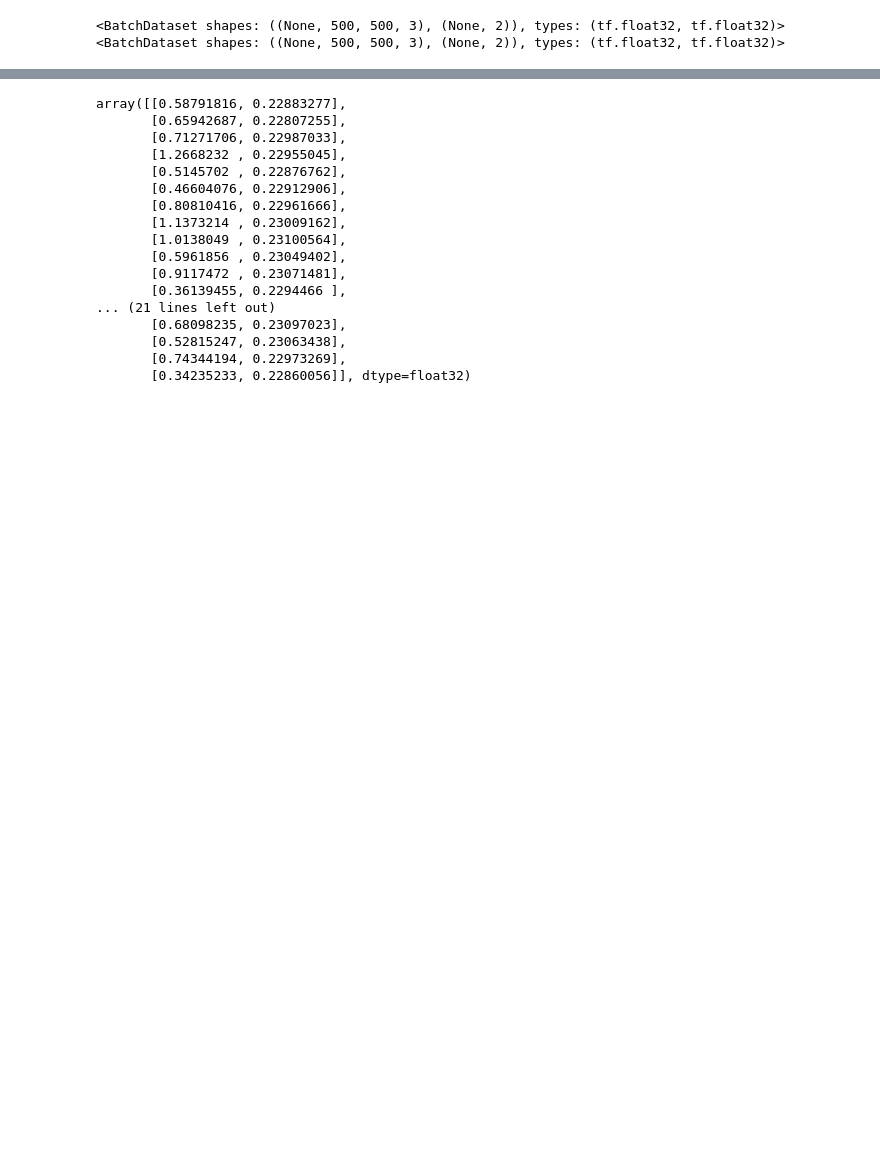
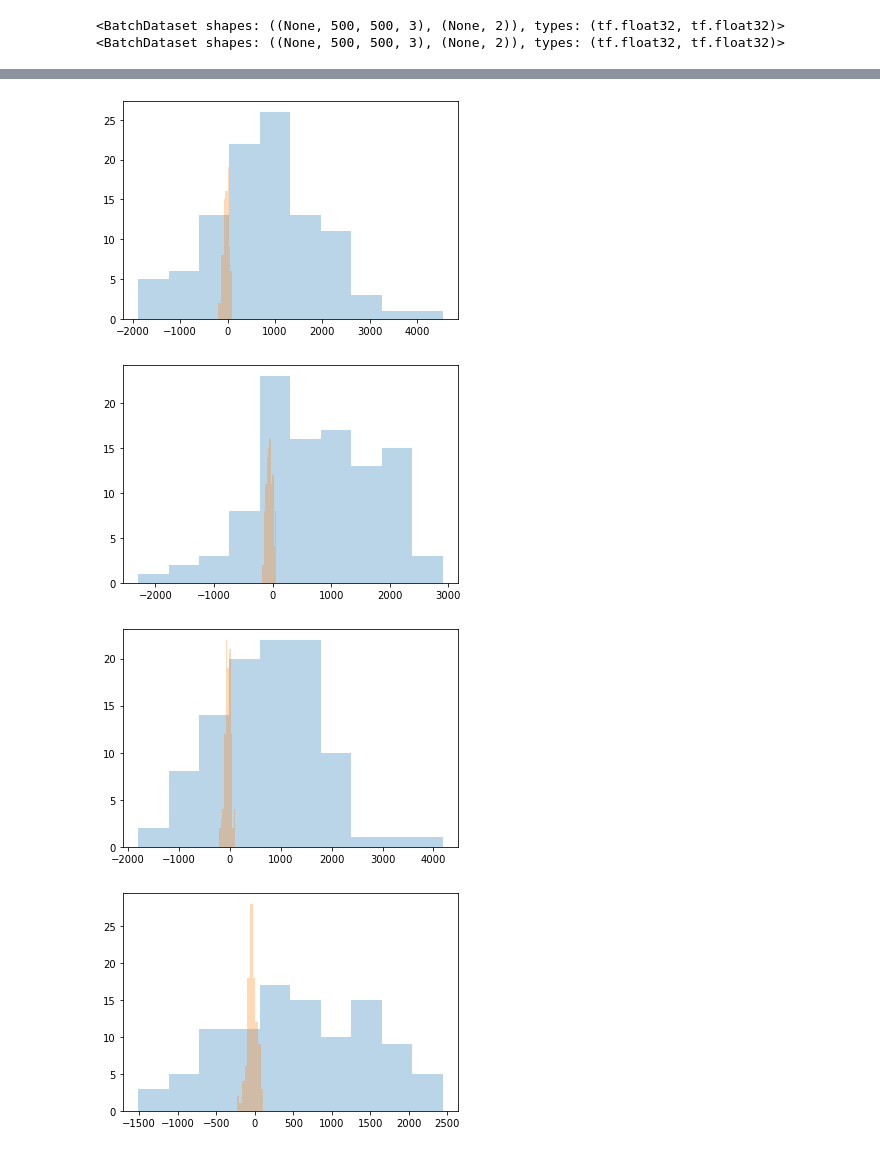
Before and after one commit to andreuva/DNN, a Jupyter notebook: play_data.ipynb, the cells around one changed output, grey strips where cells are left out. Saved outputs shown, nothing was run; the diff lists cells and outputs as text; code cells hidden in the pictures; blank space fills up the shorter version.

```diff
--- a/play_data.ipynb
+++ b/play_data.ipynb
@@ -173,12 +182,12 @@ ds_size = len(data_dict['y_angle'])
 input_ds = (
     tf.data.Dataset.from_tensor_slices((data_dict['x_nodust'].astype(np.float32), data_dict['y_angle'].astype(np.float32)))
                     # Use seed to ensure we always have the same validation data set!
-                   .shuffle(ds_size, seed = 123, reshuffle_each_iteration = False)
+                   .shuffle(ds_size, seed = rand_seed, reshuffle_each_iteration = False)
 )
 
 val_size = math.floor(ds_size * validation_ratio)
 validation_ds = ( input_ds.take(val_size).batch(batch_size) )
-train_ds = ( input_ds.skip(val_size).shuffle(buffer_size=10, reshuffle_each_iteration=True).batch(batch_size) )
+train_ds = ( input_ds.skip(val_size).shuffle(buffer_size=895, reshuffle_each_iteration=True).batch(batch_size) )
 
 print(train_ds)
 print(validation_ds)
@@ -197,20 +208,20 @@ base_model = ResNet34(input_shape=(sizey,sizex,3), weights='imagenet', include_t
 
 # redefine the output to be from tensorflow probability a PDF
 x = tf.keras.layers.GlobalAveragePooling2D()(base_model.output)
-x_2 = tf.keras.layers.Dense(tfpl.IndependentNormal.params_size(2), activation=None)(x)
+x_2 = tf.keras.layers.Dense(tfpl.IndependentNormal.params_size(3), activation=None)(x)
 #tfpl.IndependentNormal(input_shape, tfd.Normal.mean),
-output = tfpl.IndependentNormal(2, tfd.Normal.sample)(x_2)
+output = tfpl.IndependentNormal(3, tfd.Normal.sample)(x_2)
 model = tf.keras.models.Model(inputs=[base_model.input], outputs=[output])
 
 # Use existing best weights if available...
-snapshot_weights = 'best_weights.hdf5'
-#if os.path.isfile(snapshot_weights):
-#    model.load_weights(snapshot_weights)
+snapshot_weights = 'best_weights_3params.hdf5'
+if os.path.isfile(snapshot_weights):
+    model.load_weights(snapshot_weights)
 
 negloglik = lambda y, p_y: -p_y.log_prob(y)
 
-model.compile(optimizer='SGD', loss='MeanSquaredError', metrics=['accuracy'])
-model.summary()
+model.compile(optimizer='SGD', loss=negloglik, metrics=['accuracy'])
+# model.summary()
 
 # For tensorboard
 log_dir_s = log_dir + datetime.datetime.now().strftime("%Y%m%d-%H%M%S")
@@ -228,7 +239,7 @@ callbacks = [
     checkpointer
 ]
 
-model.save('../models/untrained.h5')
+model.save('models/untrained.h5')
 
 model.fit(
     train_ds,
@@ -237,5 +248,5 @@ model.fit(
     callbacks = callbacks,)
     # class_weight=class_weight)
 
-model.save('../models/trained.h5') # Not really needed as we have the weights already
+model.save('models/trained.h5') # Not really needed as we have the weights already
 # %% [output]
@@ -259,20 +270,17 @@ Epoch 00002: val_accuracy did not improve from 0.35135
-# %%
-model.predict(validation_ds)
-# %% [output]
-array([[0.58791816, 0.22883277],
-       [0.65942687, 0.22807255],
-       [0.71271706, 0.22987033],
-       [1.2668232 , 0.22955045],
-       [0.5145702 , 0.22876762],
-       [0.46604076, 0.22912906],
-       [0.80810416, 0.22961666],
-       [1.1373214 , 0.23009162],
-       [1.0138049 , 0.23100564],
-       [0.5961856 , 0.23049402],
-       [0.9117472 , 0.23071481],
-       [0.36139455, 0.2294466 ],
-... (21 lines left out)
-       [0.68098235, 0.23097023],
-       [0.52815247, 0.23063438],
-       [0.74344194, 0.22973269],
-       [0.34235233, 0.22860056]], dtype=float32)
+# %%
+domain = np.linspace(0,1,100)
+val_ex, = validation_ds.take(1)
+outputs = np.array([model.predict(val_ex)])
+
+for i in range(len(domain)):
+    outputs = np.append(outputs, [model.predict(val_ex)],axis=0)
+# %%
+for i in range(5):
+    plt.hist(np.array(outputs[:,i,0]),alpha=0.3)
+    plt.hist(np.array(outputs[:,i,1]),alpha=0.3)
+    plt.show()
+# %% [output]
+[figure, added]
+[figure, added]
+[figure, added]
+[figure, added]
```
Also changed, not shown: parts of 11 cells of this notebook, 2 other files.
